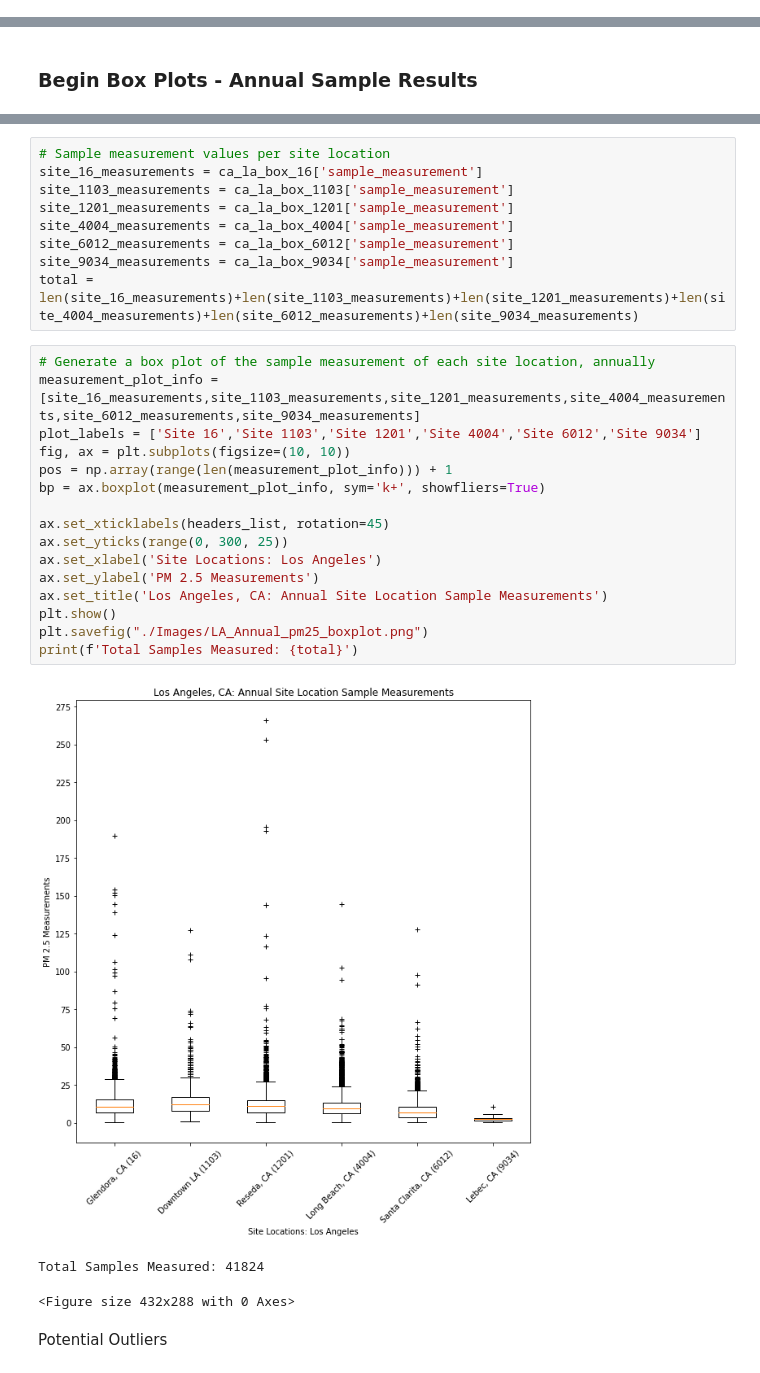
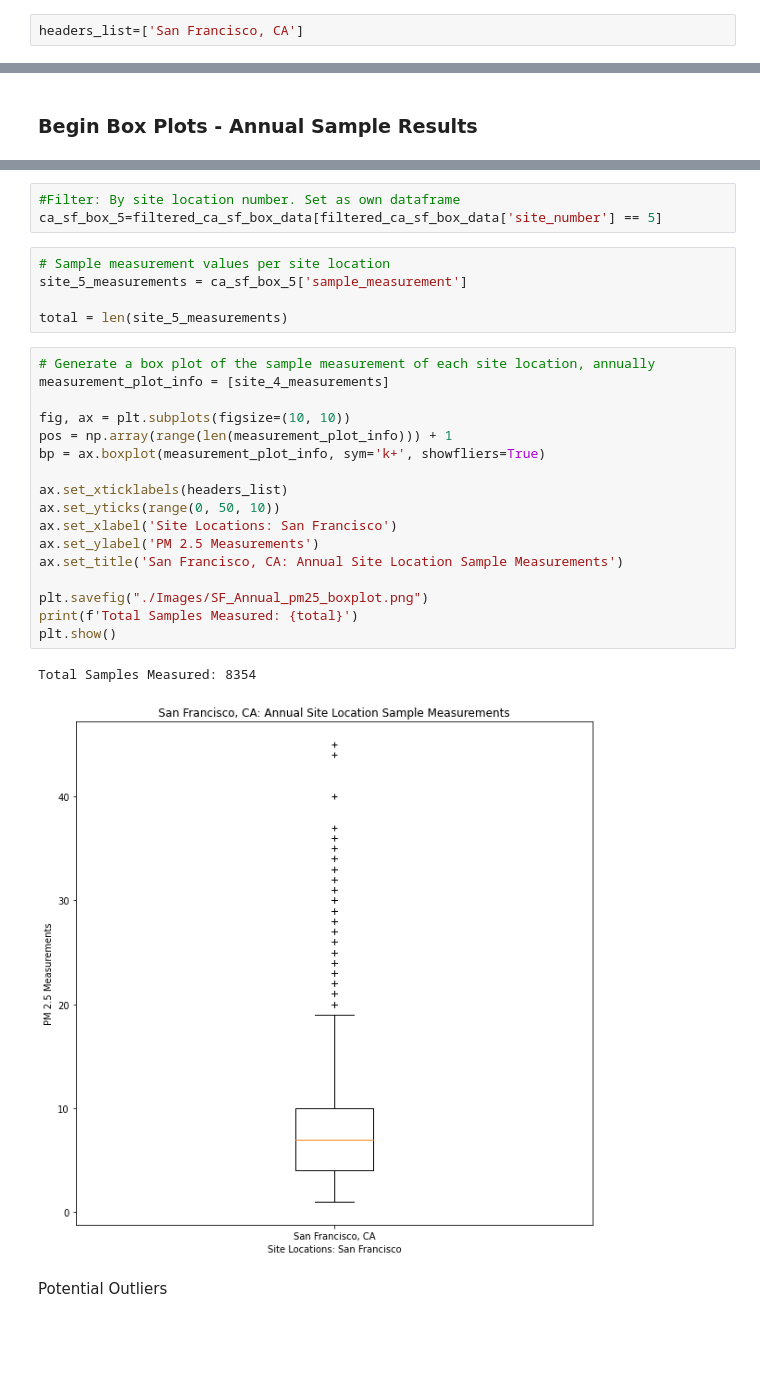
Before and after one commit to wetseng/air-pollution-analysis, a Jupyter notebook: 051720_cp_CA_SF_Annual_Hourly_Air_analysis.ipynb, the cells around one changed output, grey strips where cells are left out. Drawn from its saved outputs; the diff is of its cells as text; blank space fills up the shorter version.

Commit message:
Updated SF images, annual notebook.

```diff
--- a/051720_cp_CA_SF_Annual_Hourly_Air_analysis.ipynb
+++ b/051720_cp_CA_SF_Annual_Hourly_Air_analysis.ipynb
@@ -393,3 +374,5 @@ headers_list=['Glendora, CA (16)','Downtown LA (1103)','Reseda, CA (1201)','Long
+# %%
+headers_list=['San Francisco, CA']
 # %%
 # Round value.
 round_iqr_all = [round(num, 2) for num in iqr_all]
@@ -435,32 +405,31 @@ ca_la_box_9034=filtered_ca_la_box_data[filtered_ca_la_box_data['site_number'] ==
-# %%
-# Sample measurement values per site location
-site_16_measurements = ca_la_box_16['sample_measurement']
-site_1103_measurements = ca_la_box_1103['sample_measurement']
-site_1201_measurements = ca_la_box_1201['sample_measurement']
-site_4004_measurements = ca_la_box_4004['sample_measurement']
-site_6012_measurements = ca_la_box_6012['sample_measurement']
-site_9034_measurements = ca_la_box_9034['sample_measurement']
-total = len(site_16_measurements)+len(site_1103_measurements)+len(site_1201_measurements)+len(site_4004_measurements)+len(site_6012_measurements)+len(site_9034_measurements)
+# %%
+#Filter: By site location number. Set as own dataframe
+ca_sf_box_5=filtered_ca_sf_box_data[filtered_ca_sf_box_data['site_number'] == 5]
+# %%
+# Sample measurement values per site location
+site_5_measurements = ca_sf_box_5['sample_measurement']
+
+total = len(site_5_measurements)
 # %%
 # Generate a box plot of the sample measurement of each site location, annually
-measurement_plot_info = [site_16_measurements,site_1103_measurements,site_1201_measurements,site_4004_measurements,site_6012_measurements,site_9034_measurements]
-plot_labels = ['Site 16','Site 1103','Site 1201','Site 4004','Site 6012','Site 9034']
+measurement_plot_info = [site_4_measurements]
+
 fig, ax = plt.subplots(figsize=(10, 10))
 pos = np.array(range(len(measurement_plot_info))) + 1
 bp = ax.boxplot(measurement_plot_info, sym='k+', showfliers=True)
 
-ax.set_xticklabels(headers_list, rotation=45)
-ax.set_yticks(range(0, 300, 25))
-ax.set_xlabel('Site Locations: Los Angeles')
+ax.set_xticklabels(headers_list)
+ax.set_yticks(range(0, 50, 10))
+ax.set_xlabel('Site Locations: San Francisco')
 ax.set_ylabel('PM 2.5 Measurements')
-ax.set_title('Los Angeles, CA: Annual Site Location Sample Measurements')
+ax.set_title('San Francisco, CA: Annual Site Location Sample Measurements')
+
+plt.savefig("./Images/SF_Annual_pm25_boxplot.png")
+print(f'Total Samples Measured: {total}')
 plt.show()
-plt.savefig("./Images/LA_Annual_pm25_boxplot.png")
-print(f'Total Samples Measured: {total}')
 # %% [output]
+Total Samples Measured: 8354
-[figure, old version]
+[figure, new version]
-Total Samples Measured: 41824
-<Figure size 432x288 with 0 Axes>
 # %% [markdown]
 Potential Outliers
 # %% [markdown]
```
Also changed, not shown: parts of 37 cells of this notebook, 11 other files.
